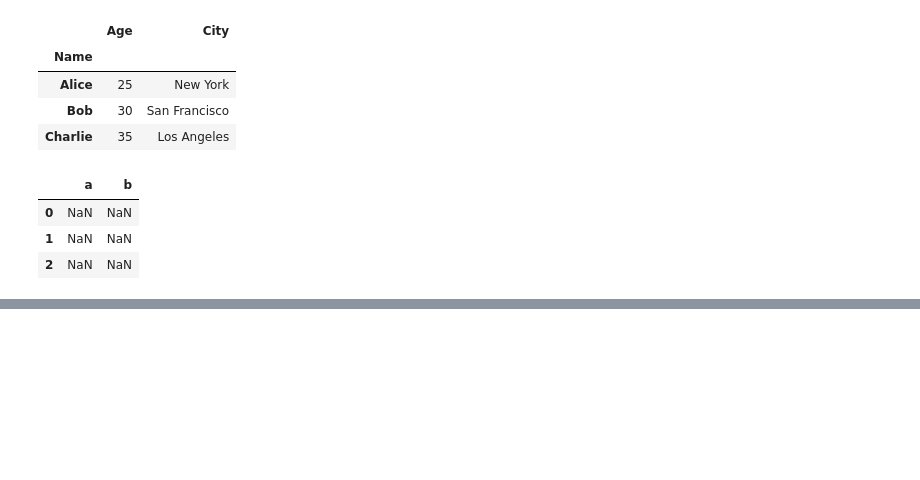
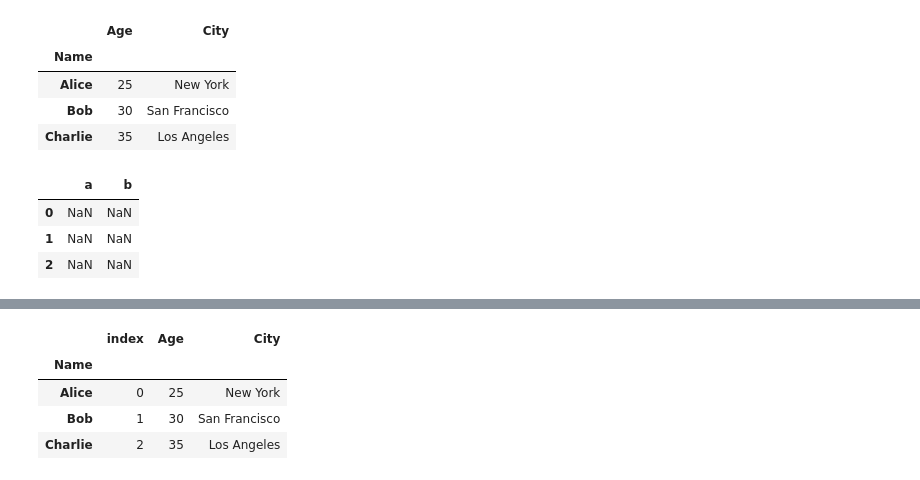
Before and after one commit to miksang0/Numpy-and-Pandas, a Jupyter notebook: Pandas.ipynb, the cells around one changed output, grey strips where cells are left out. Cells and saved outputs as stored; diff of their text form; code cells hidden in the pictures; blank space fills up the shorter version.

```diff
--- a/Pandas.ipynb
+++ b/Pandas.ipynb
@@ -47,0 +58,8 @@ df1 * df2
+# %%
+pd.read_csv('mydata.csv', index_col = 1)
+# %% [output]
+|  | index | Age | City |
+| Name |  |  |  |
+| Alice | 0 | 25 | New York |
+| Bob | 1 | 30 | San Francisco |
+| Charlie | 2 | 35 | Los Angeles |
```
Also changed, not shown: parts of 3 cells of this notebook.
